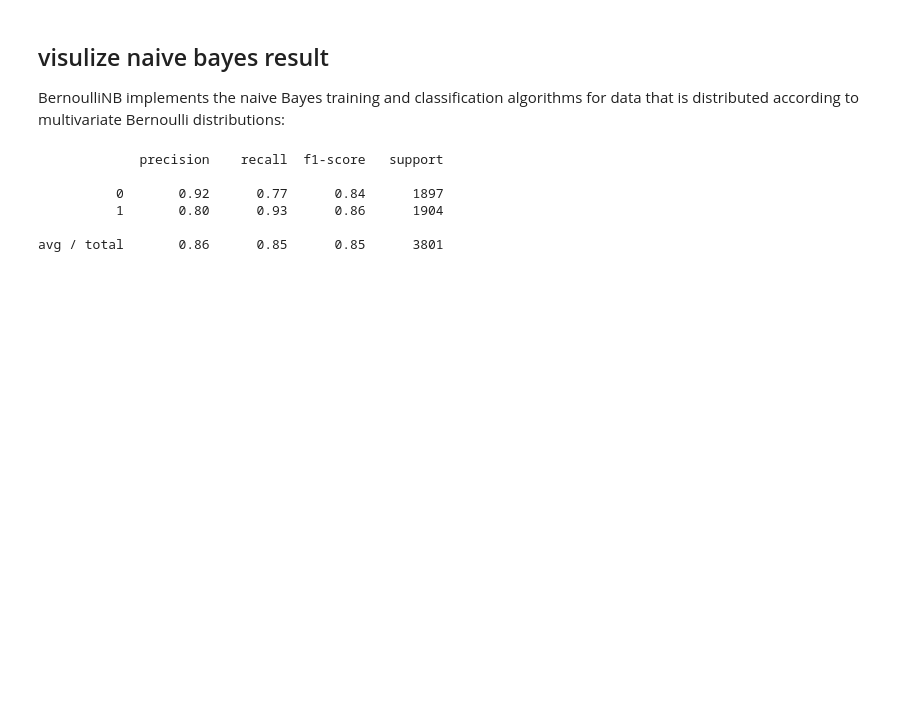
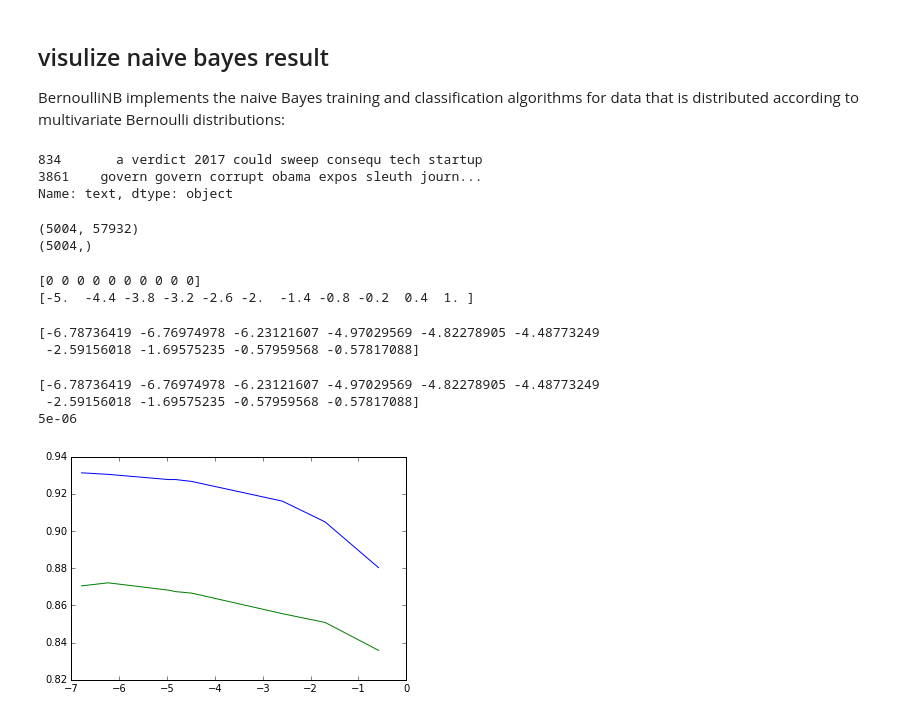
Before and after one commit to s6juncheng/AI_hackthon, a Jupyter notebook: notbooks/Data_processing-V.ipynb, the cells around one changed output. Drawn from its saved outputs; the diff is of its cells as text; code cells hidden in the pictures; blank space fills up the shorter version.

```diff
--- a/notbooks/Data_processing-V.ipynb
+++ b/notbooks/Data_processing-V.ipynb
@@ -165,16 +179,31 @@ BernoulliNB implements the naive Bayes training and classification algorithms fo
 # %%
 from sklearn.naive_bayes import BernoulliNB
 from sklearn import metrics
-# %%
-clf = BernoulliNB()
-clf.fit(X_train_tfidf, y_train)
-predict_train = clf.predict(X_train_tfidf)
-precision_train, recall_train, _ = metrics.precision_recall_curve(y_train, predict_train)
-print(metrics.classification_report(y_train, predict_train))
-# %% [output]
-             precision    recall  f1-score   support
-
-          0       0.92      0.77      0.84      1897
-          1       0.80      0.93      0.86      1904
-
-avg / total       0.86      0.85      0.85      3801
+# %%
+train_dt["text"][:2]
+# %% [output]
+834       a verdict 2017 could sweep consequ tech startup
+3861    govern govern corrupt obama expos sleuth journ...
+Name: text, dtype: object
+# %%
+train_dt, validate_dt, test_dt = train_validate_test_split(fkn, train_percent=.79,seed=8888)
+# %%
+train_dt["text"] = train_dt["text"].apply(lambda x: " ".join(x))
+count_vect = CountVectorizer(min_df=1)
+X_train_counts = count_vect.fit_transform(train_dt.text)
+
+tfidf_transformer = TfidfTransformer()
+X_train_tfidf = tfidf_transformer.fit_transform(X_train_counts)
+
+y_train = train_dt["label"].as_matrix()
+validate_dt["text"] = validate_dt["text"].apply(lambda x: " ".join(x))
+
+X_val_counts = count_vect.transform(validate_dt.text)
+X_val_tfidf = tfidf_transformer.transform(X_val_counts)
+y_val = validate_dt["label"].as_matrix()
+
+# test_dt["text"] = test_dt["text"].apply(lambda x: " ".join(x))
+
+# X_test_counts = count_vect.transform(test_dt.text)
+# X_test_tfidf = tfidf_transformer.transform(X_test_counts)
+# y_test = test_dt["label"].as_matrix()
@@ -180,0 +214,14 @@ avg / total       0.86      0.85      0.85      3801
+# %%
+print(t_x.shape)
+print(t_y.shape)
+covXY = np.dot(t_x.T,t_y.reshape(-1))/(X_train_counts).sum(axis=0)
+# %% [output]
+(5004, 57932)
+(5004,)
+# %%
+g, binedge = np.histogram(np.squeeze(np.asarray(covXY)),bins = 10,range=(-.00005, .00001))
+print(g)
+print(binedge*1e5)
+# %% [output]
+[0 0 0 0 0 0 0 0 0 0]
+[-5.  -4.4 -3.8 -3.2 -2.6 -2.  -1.4 -0.8 -0.2  0.4  1. ]
@@ -180,0 +263,22 @@ avg / total       0.86      0.85      0.85      3801
+# %%
+prd_e = np.zeros((10,2))
+alphas = np.random.rand(10)
+alpha_scale = 7
+alphas = (np.sort(alphas)*alpha_scale) - alpha_scale
+# alpha_scale
+print(alphas.T)
+# %% [output]
+[-6.78736419 -6.76974978 -6.23121607 -4.97029569 -4.82278905 -4.48773249
+ -2.59156018 -1.69575235 -0.57959568 -0.57817088]
+# %%
+for i in np.arange(10):
+    prd_e[i,0],prd_e[i,1] = BernoulliNB_sum(X_train_counts, y_train, X_val_counts,y_val, alpha= 10**alphas[i])
+plt.plot(alphas, prd_e)
+print(alphas)
+alpha = 5e-6
+print(alpha)
+# %% [output]
+[-6.78736419 -6.76974978 -6.23121607 -4.97029569 -4.82278905 -4.48773249
+ -2.59156018 -1.69575235 -0.57959568 -0.57817088]
+5e-06
+[figure, added]
```
Also changed, not shown: parts of 9 cells of this notebook, 3 other files.
